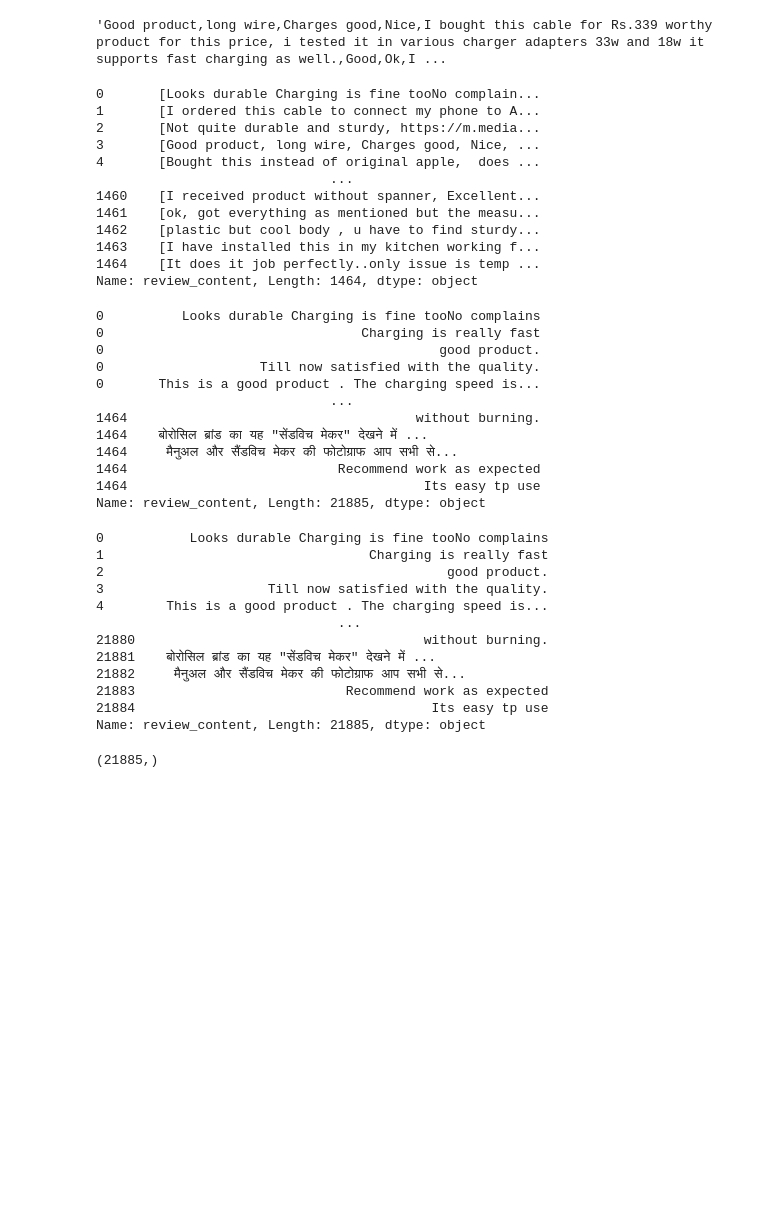
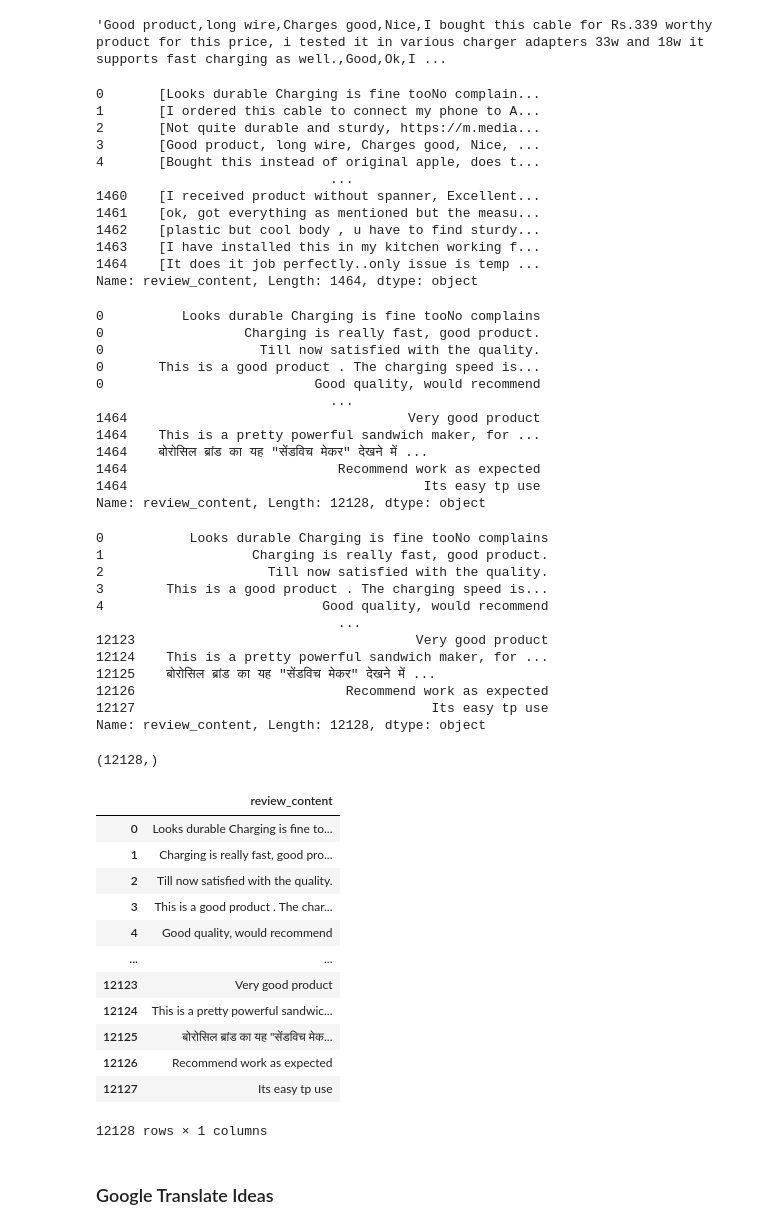
Before and after one commit to wxteh/amazon-customer-review-analysis, a Jupyter notebook: notebooks/arhturmollett-clean-data.ipynb, the cells around one changed output. Drawn from its saved outputs; the diff is of its cells as text; code cells hidden in the pictures; blank space fills up the shorter version.

Commit message:
Reviews split using regex. Added google translate to requirements.txt

```diff
--- a/notebooks/arhturmollett-clean-data.ipynb
+++ b/notebooks/arhturmollett-clean-data.ipynb
@@ -532,7 +533,7 @@ df["review_content"][3]
 # %% [output]
 'Good product,long wire,Charges good,Nice,I bought this cable for Rs.339 worthy product for this price, i tested it in various charger adapters 33w and 18w it supports fast charging as well.,Good,Ok,I ...
 # %%
-review_content_split = df['review_content'].str.split(',', expand=False)
+review_content_split = df["review_content"].str.split(",(?!\s)", expand=False)
 # %%
 review_content_split
 # %% [output]
@@ -540,7 +541,7 @@ review_content_split
 1       [I ordered this cable to connect my phone to A...
 2       [Not quite durable and sturdy, https://m.media...
 3       [Good product, long wire, Charges good, Nice, ...
-4       [Bought this instead of original apple,  does ...
+4       [Bought this instead of original apple, does t...
                               ...
 1460    [I received product without spanner, Excellent...
 1461    [ok, got everything as mentioned but the measu...
@@ -553,34 +554,53 @@ review_content_exploded = review_content_split.explode()
 review_content_exploded
 # %% [output]
 0          Looks durable Charging is fine tooNo complains
-0                                 Charging is really fast
-0                                           good product.
+0                  Charging is really fast, good product.
 0                    Till now satisfied with the quality.
 0       This is a good product . The charging speed is...
+0                           Good quality, would recommend
                               ...
-1464                                     without burning.
+1464                                    Very good product
+1464    This is a pretty powerful sandwich maker, for ...
 1464    बोरोसिल ब्रांड का यह "सेंडविच मेकर" देखने में ...
-1464     मैनुअल और सैंडविच मेकर की फोटोग्राफ आप सभी से...
 1464                           Recommend work as expected
 1464                                      Its easy tp use
-Name: review_content, Length: 21885, dtype: object
+Name: review_content, Length: 12128, dtype: object
 # %%
 review_content_clean = review_content_exploded.reset_index(drop=True)
 review_content_clean
 # %% [output]
 0           Looks durable Charging is fine tooNo complains
-1                                  Charging is really fast
-2                                            good product.
-3                     Till now satisfied with the quality.
-4        This is a good product . The charging speed is...
+1                   Charging is really fast, good product.
+2                     Till now satisfied with the quality.
+3        This is a good product . The charging speed is...
+4                            Good quality, would recommend
                                ...
-21880                                     without burning.
-21881    बोरोसिल ब्रांड का यह "सेंडविच मेकर" देखने में ...
-21882     मैनुअल और सैंडविच मेकर की फोटोग्राफ आप सभी से...
-21883                           Recommend work as expected
-21884                                      Its easy tp use
-Name: review_content, Length: 21885, dtype: object
+12123                                    Very good product
+12124    This is a pretty powerful sandwich maker, for ...
+12125    बोरोसिल ब्रांड का यह "सेंडविच मेकर" देखने में ...
+12126                           Recommend work as expected
+12127                                      Its easy tp use
+Name: review_content, Length: 12128, dtype: object
 # %%
 review_content_clean.shape
 # %% [output]
-(21885,)
+(12128,)
+# %%
+review_content_clean_df = pd.DataFrame(review_content_clean)
+review_content_clean_df
+# %% [output]
+|  | review_content |
+| 0 | Looks durable Charging is fine to... |
+| 1 | Charging is really fast, good pro... |
+| 2 | Till now satisfied with the quality. |
+| 3 | This is a good product . The char... |
+| 4 | Good quality, would recommend |
+| ... | ... |
+| 12123 | Very good product |
+| 12124 | This is a pretty powerful sandwic... |
+| 12125 | बोरोसिल ब्रांड का यह "सेंडविच मेक... |
+| 12126 | Recommend work as expected |
+| 12127 | Its easy tp use |
+12128 rows × 1 columns
+# %% [markdown]
+### Google Translate Ideas
```
Also changed, not shown: parts of 11 cells of this notebook, 1 other file.
